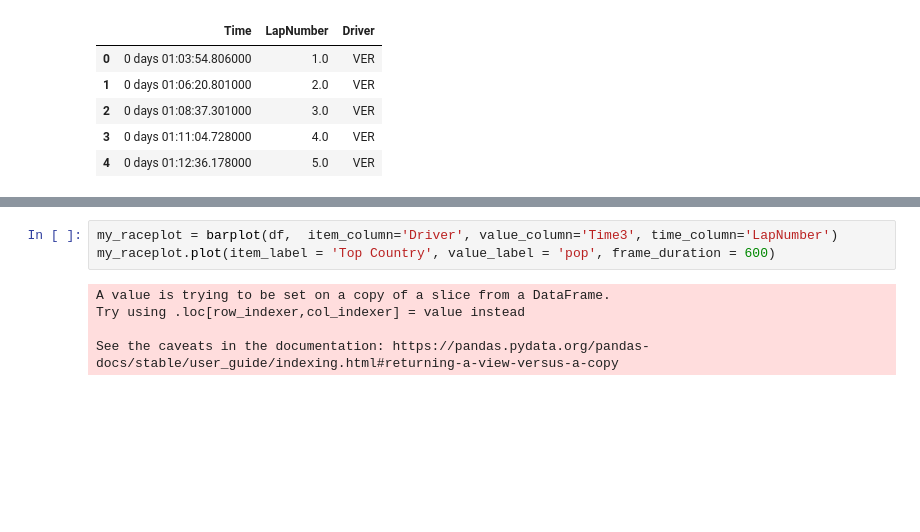
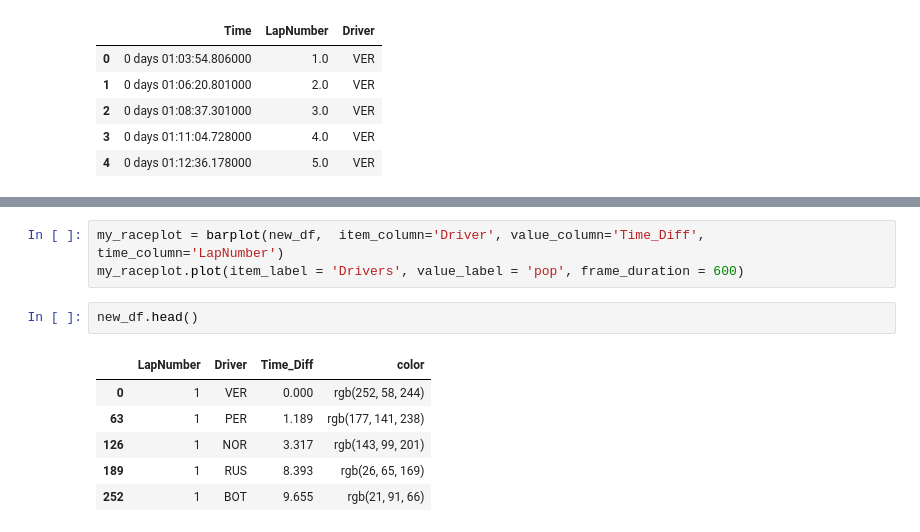
Before and after one commit to GuillaumeArp/Jedha_F1_Project, a Jupyter notebook: Berenger/berenger.ipynb, the cells around one changed output, grey strips where cells are left out. Drawn from its saved outputs; the diff is of its cells as text; blank space fills up the shorter version.

```diff
--- a/Berenger/berenger.ipynb
+++ b/Berenger/berenger.ipynb
@@ -239,8 +236,12 @@ df
 # %%
-my_raceplot = barplot(df,  item_column='Driver', value_column='Time3', time_column='LapNumber')
-my_raceplot.plot(item_label = 'Top Country', value_label = 'pop', frame_duration = 600)
+my_raceplot = barplot(new_df,  item_column='Driver', value_column='Time_Diff', time_column='LapNumber')
+my_raceplot.plot(item_label = 'Drivers', value_label = 'pop', frame_duration = 600)
-# %% [output]
-A value is trying to be set on a copy of a slice from a DataFrame.
-Try using .loc[row_indexer,col_indexer] = value instead
-
-See the caveats in the documentation: https://pandas.pydata.org/pandas-docs/stable/user_guide/indexing.html#returning-a-view-versus-a-copy
+# %%
+new_df.head()
+# %% [output]
+|  | LapNumber | Driver | Time_Diff | color |
+| 0 | 1 | VER | 0.000 | rgb(252, 58, 244) |
+| 63 | 1 | PER | 1.189 | rgb(177, 141, 238) |
+| 126 | 1 | NOR | 3.317 | rgb(143, 99, 201) |
+| 189 | 1 | RUS | 8.393 | rgb(26, 65, 169) |
+| 252 | 1 | BOT | 9.655 | rgb(21, 91, 66) |
```
Also changed, not shown: parts of 13 cells of this notebook, 1 other file.
